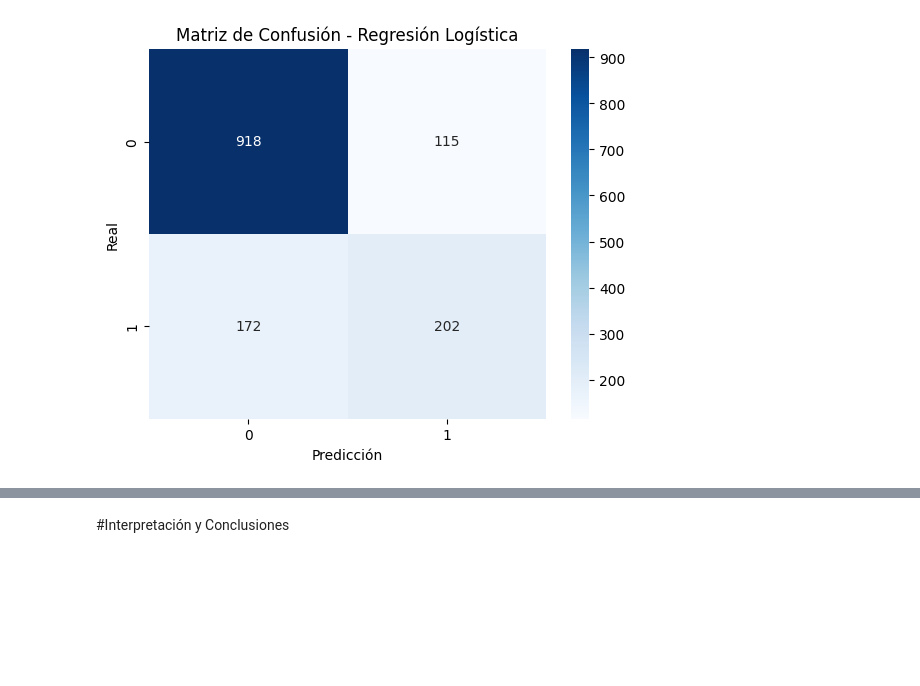
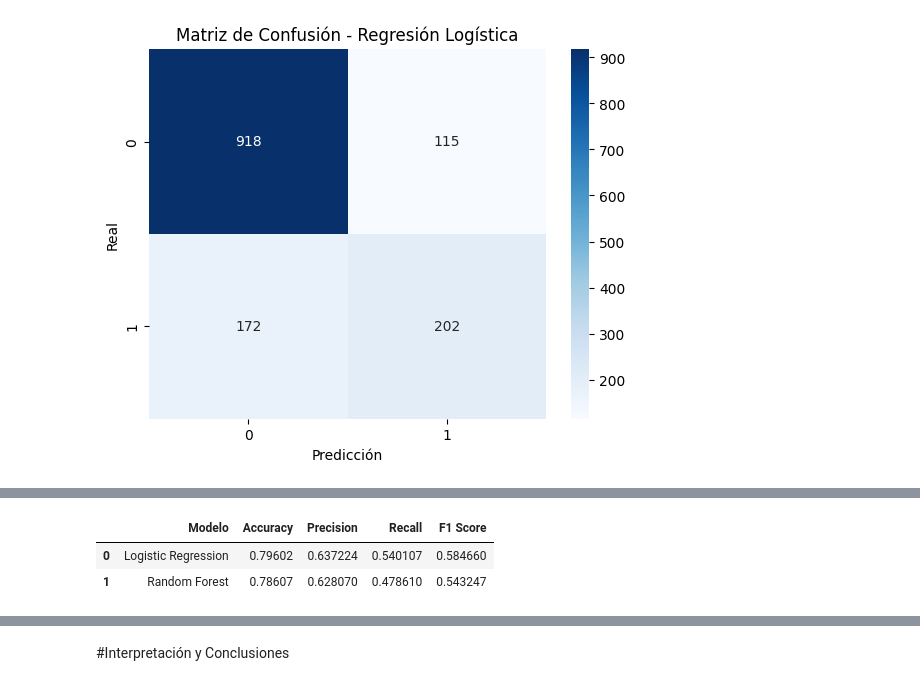
Before and after one commit to Raziedmar/telecomx-parte2-alura-latam, a Jupyter notebook: TelecomX_LATAM_Parte2.ipynb, the cells around one changed output, grey strips where cells are left out. Cells and saved outputs as stored; diff of their text form; code cells hidden in the pictures; blank space fills up the shorter version.

```diff
--- a/TelecomX_LATAM_Parte2.ipynb
+++ b/TelecomX_LATAM_Parte2.ipynb
@@ -336,0 +325,34 @@ plt.show()
+# %%
+
+#Comparando ambos modelos
+resultados = pd.DataFrame({
+
+"Modelo": ["Logistic Regression", "Random Forest"],
+
+"Accuracy": [
+accuracy_score(y_test, y_pred_log),
+accuracy_score(y_test, y_pred_rf)
+],
+
+"Precision": [
+precision_score(y_test, y_pred_log),
+precision_score(y_test, y_pred_rf)
+],
+
+"Recall": [
+recall_score(y_test, y_pred_log),
+recall_score(y_test, y_pred_rf)
+],
+
+"F1 Score": [
+f1_score(y_test, y_pred_log),
+f1_score(y_test, y_pred_rf)
+]
+
+})
+
+resultados
+# %% [output]
+|  | Modelo | Accuracy | Precision | Recall | F1 Score |
+| 0 | Logistic Regression | 0.79602 | 0.637224 | 0.540107 | 0.584660 |
+| 1 | Random Forest | 0.78607 | 0.628070 | 0.478610 | 0.543247 |
```
Also changed, not shown: parts of 39 cells of this notebook.
